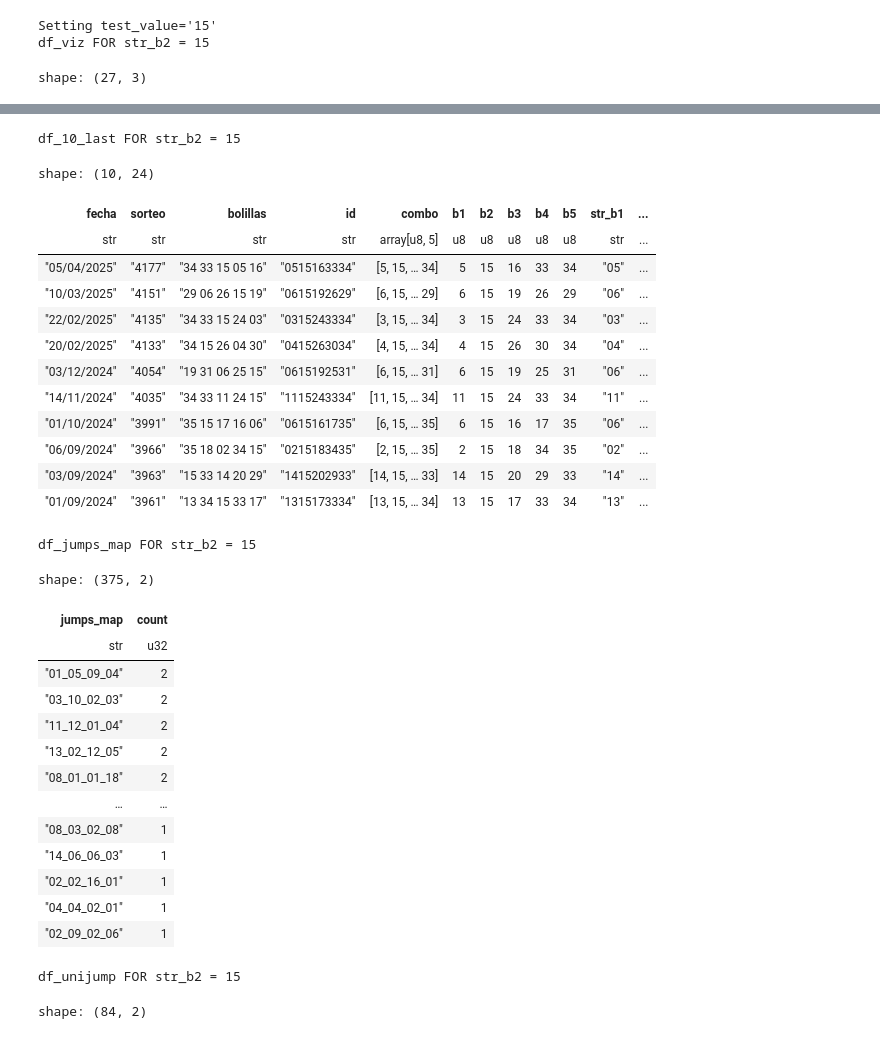
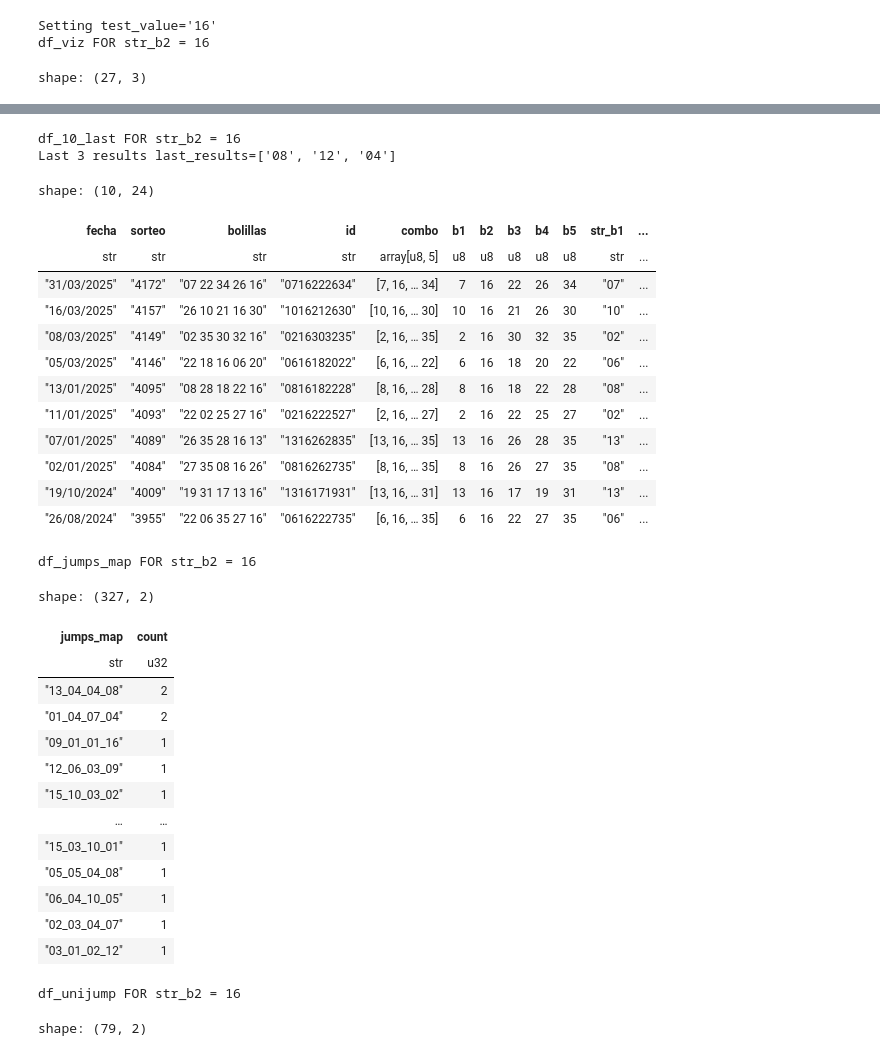
Before and after one commit to coins5/tinkapp.v4, a Jupyter notebook: explore_bolillas_v3_GN.ipynb, the cells around one changed output, grey strips where cells are left out. Saved outputs shown, nothing was run; the diff lists cells and outputs as text; code cells hidden in the pictures.

```diff
--- a/explore_bolillas_v3_GN.ipynb
+++ b/explore_bolillas_v3_GN.ipynb
@@ -195,7 +196,10 @@ def plot_post_col (col: str, post_col: str, test_value: str | None = None):
 
   display(chart)
 
+
   print(f'df_10_last FOR {col} = {test_value}')
+  last_results = list(set(df_10_last[post_col][0:3]))
+  print(f'Last 3 results {last_results=}')
   display(df_10_last)
 
   print(f'df_jumps_map FOR {col} = {test_value}')
@@ -208,5 +212,5 @@ def plot_post_col (col: str, post_col: str, test_value: str | None = None):
   lst_post_str_b = df_viz.filter(pl.col('percent') >= mean_percent)[post_col].to_list()
   lst_jumps_map = df_jumps_map['jumps_map'].to_list() # Used to discard
 
-  return lst_post_str_b, lst_jumps_map
+  return lst_post_str_b, lst_jumps_map, last_results
 # %%
@@ -276,8 +281,8 @@ shape: (78, 2)
 # %%
-possible_b2, exclude_jump_maps_b2 = plot_post_col(col='str_b2', post_col='post_str_b2')
+possible_b2, exclude_jump_maps_b2, last_post_b2 = plot_post_col(col='str_b2', post_col='post_str_b2')
 # %% [output]
-Setting test_value='15'
-df_viz FOR str_b2 = 15
+Setting test_value='16'
+df_viz FOR str_b2 = 16
 shape: (27, 3)
 | post_str_b2 | count | percent |
 | str | u32 | f64 |
@@ -295,34 +300,35 @@ shape: (27, 3)
 [interactive output not drawn]
-df_10_last FOR str_b2 = 15
+df_10_last FOR str_b2 = 16
+Last 3 results last_results=['08', '12', '04']
 shape: (10, 24)
 | fecha | sorteo | bolillas | id | combo | b1 | b2 | b3 | b4 | b5 | str_b1 | ... |
 | str | str | str | str | array[u8, 5] | u8 | u8 | u8 | u8 | u8 | str | ... |
-| "05/04/2025" | "4177" | "34 33 15 05 16" | "0515163334" | [5, 15, … 34] | 5 | 15 | 16 | 33 | 34 | "05" | ... |
-| "10/03/2025" | "4151" | "29 06 26 15 19" | "0615192629" | [6, 15, … 29] | 6 | 15 | 19 | 26 | 29 | "06" | ... |
-| "22/02/2025" | "4135" | "34 33 15 24 03" | "0315243334" | [3, 15, … 34] | 3 | 15 | 24 | 33 | 34 | "03" | ... |
-| "20/02/2025" | "4133" | "34 15 26 04 30" | "0415263034" | [4, 15, … 34] | 4 | 15 | 26 | 30 | 34 | "04" | ... |
-| "03/12/2024" | "4054" | "19 31 06 25 15" | "0615192531" | [6, 15, … 31] | 6 | 15 | 19 | 25 | 31 | "06" | ... |
-| "14/11/2024" | "4035" | "34 33 11 24 15" | "1115243334" | [11, 15, … 34] | 11 | 15 | 24 | 33 | 34 | "11" | ... |
-| "01/10/2024" | "3991" | "35 15 17 16 06" | "0615161735" | [6, 15, … 35] | 6 | 15 | 16 | 17 | 35 | "06" | ... |
-| "06/09/2024" | "3966" | "35 18 02 34 15" | "0215183435" | [2, 15, … 35] | 2 | 15 | 18 | 34 | 35 | "02" | ... |
-| "03/09/2024" | "3963" | "15 33 14 20 29" | "1415202933" | [14, 15, … 33] | 14 | 15 | 20 | 29 | 33 | "14" | ... |
-| "01/09/2024" | "3961" | "13 34 15 33 17" | "1315173334" | [13, 15, … 34] | 13 | 15 | 17 | 33 | 34 | "13" | ... |
+| "31/03/2025" | "4172" | "07 22 34 26 16" | "0716222634" | [7, 16, … 34] | 7 | 16 | 22 | 26 | 34 | "07" | ... |
+| "16/03/2025" | "4157" | "26 10 21 16 30" | "1016212630" | [10, 16, … 30] | 10 | 16 | 21 | 26 | 30 | "10" | ... |
+| "08/03/2025" | "4149" | "02 35 30 32 16" | "0216303235" | [2, 16, … 35] | 2 | 16 | 30 | 32 | 35 | "02" | ... |
+| "05/03/2025" | "4146" | "22 18 16 06 20" | "0616182022" | [6, 16, … 22] | 6 | 16 | 18 | 20 | 22 | "06" | ... |
+| "13/01/2025" | "4095" | "08 28 18 22 16" | "0816182228" | [8, 16, … 28] | 8 | 16 | 18 | 22 | 28 | "08" | ... |
+| "11/01/2025" | "4093" | "22 02 25 27 16" | "0216222527" | [2, 16, … 27] | 2 | 16 | 22 | 25 | 27 | "02" | ... |
+| "07/01/2025" | "4089" | "26 35 28 16 13" | "1316262835" | [13, 16, … 35] | 13 | 16 | 26 | 28 | 35 | "13" | ... |
+| "02/01/2025" | "4084" | "27 35 08 16 26" | "0816262735" | [8, 16, … 35] | 8 | 16 | 26 | 27 | 35 | "08" | ... |
+| "19/10/2024" | "4009" | "19 31 17 13 16" | "1316171931" | [13, 16, … 31] | 13 | 16 | 17 | 19 | 31 | "13" | ... |
+| "26/08/2024" | "3955" | "22 06 35 27 16" | "0616222735" | [6, 16, … 35] | 6 | 16 | 22 | 27 | 35 | "06" | ... |
-df_jumps_map FOR str_b2 = 15
+df_jumps_map FOR str_b2 = 16
-shape: (375, 2)
+shape: (327, 2)
 | jumps_map | count |
 | str | u32 |
-| "01_05_09_04" | 2 |
-| "03_10_02_03" | 2 |
-| "11_12_01_04" | 2 |
-| "13_02_12_05" | 2 |
-| "08_01_01_18" | 2 |
+| "13_04_04_08" | 2 |
+| "01_04_07_04" | 2 |
+| "09_01_01_16" | 1 |
+| "12_06_03_09" | 1 |
+| "15_10_03_02" | 1 |
 | … | … |
-| "08_03_02_08" | 1 |
-| "14_06_06_03" | 1 |
-| "02_02_16_01" | 1 |
-| "04_04_02_01" | 1 |
-| "02_09_02_06" | 1 |
+| "15_03_10_01" | 1 |
+| "05_05_04_08" | 1 |
+| "06_04_10_05" | 1 |
+| "02_03_04_07" | 1 |
+| "03_01_02_12" | 1 |
-df_unijump FOR str_b2 = 15
+df_unijump FOR str_b2 = 16
-shape: (84, 2)
+shape: (79, 2)
 | unijump | count |
 | i64 | u32 |
```
Also changed, not shown: parts of 11 cells of this notebook, 4 other files.
